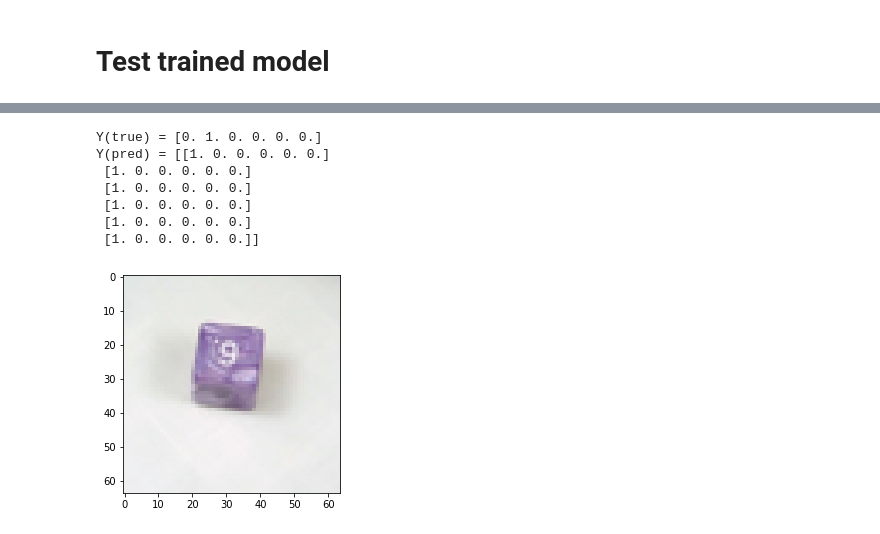
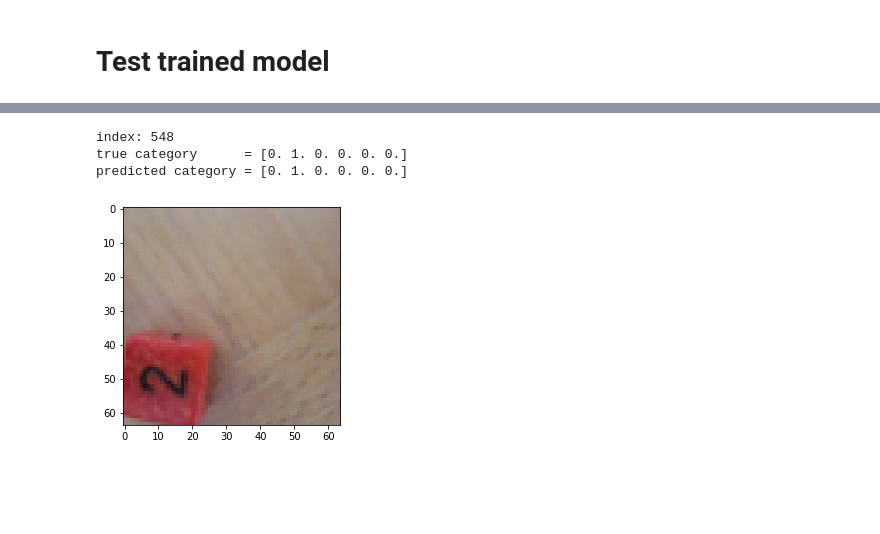
Before and after one commit to debuglevel/tensorflow-dice-detection, a Jupyter notebook: 0_dice_classification.ipynb, the cells around one changed output, grey strips where cells are left out. Drawn from its saved outputs; the diff is of its cells as text; code cells hidden in the pictures; blank space fills up the shorter version.

```diff
--- a/0_dice_classification.ipynb
+++ b/0_dice_classification.ipynb
@@ -392,20 +409,32 @@ model = load_model(model_path)
 # %%
 index = np.random.choice(X_test.shape[0],1)[0]
+print("index: "+str(index))
 plt.imshow(X_test[index])
-print ("Y(true) = " + str(np.squeeze(Y_train[index])))
+#print ("Y(true) = " + str(np.squeeze(Y_test[index])))
+print ("true category      = " + str(np.squeeze(Y_test[index])))
+
+
+
+
+
 
 #Y_pred = model.predict_classes(X_test[index:index+1])
-Y_pred = model.predict(X_test[index:index+1])
+#Y_pred = model.predict(X_test[index:index+1])
+#pprint(Y_pred)
+
+Y_pred=model.predict(X_test[index:index+1])
+classes_x=np.argmax(Y_pred,axis=1)
+#pprint(classes_x)
+
+
 #Y_vec = keras.utils.to_categorical(Y_pred, num_classes=num_classes)
-Y_vec  = keras.utils.np_utils.to_categorical(Y_pred, num_classes=num_classes)
+#Y_vec  = keras.utils.np_utils.to_categorical(Y_pred, num_classes=num_classes)
+Y_vec  = keras.utils.np_utils.to_categorical(classes_x, num_classes=num_classes)
+#pprint(Y_vec)
 
-print ("Y(pred) = " + str(Y_vec[0]))
+print ("predicted category = " + str(Y_vec[0]))
 # %% [output]
-Y(true) = [0. 1. 0. 0. 0. 0.]
-Y(pred) = [[1. 0. 0. 0. 0. 0.]
- [1. 0. 0. 0. 0. 0.]
- [1. 0. 0. 0. 0. 0.]
- [1. 0. 0. 0. 0. 0.]
- [1. 0. 0. 0. 0. 0.]
- [1. 0. 0. 0. 0. 0.]]
+index: 548
+true category      = [0. 1. 0. 0. 0. 0.]
+predicted category = [0. 1. 0. 0. 0. 0.]
-[figure, old version]
+[figure, new version]
```
Also changed, not shown: parts of 1 cell of this notebook.
